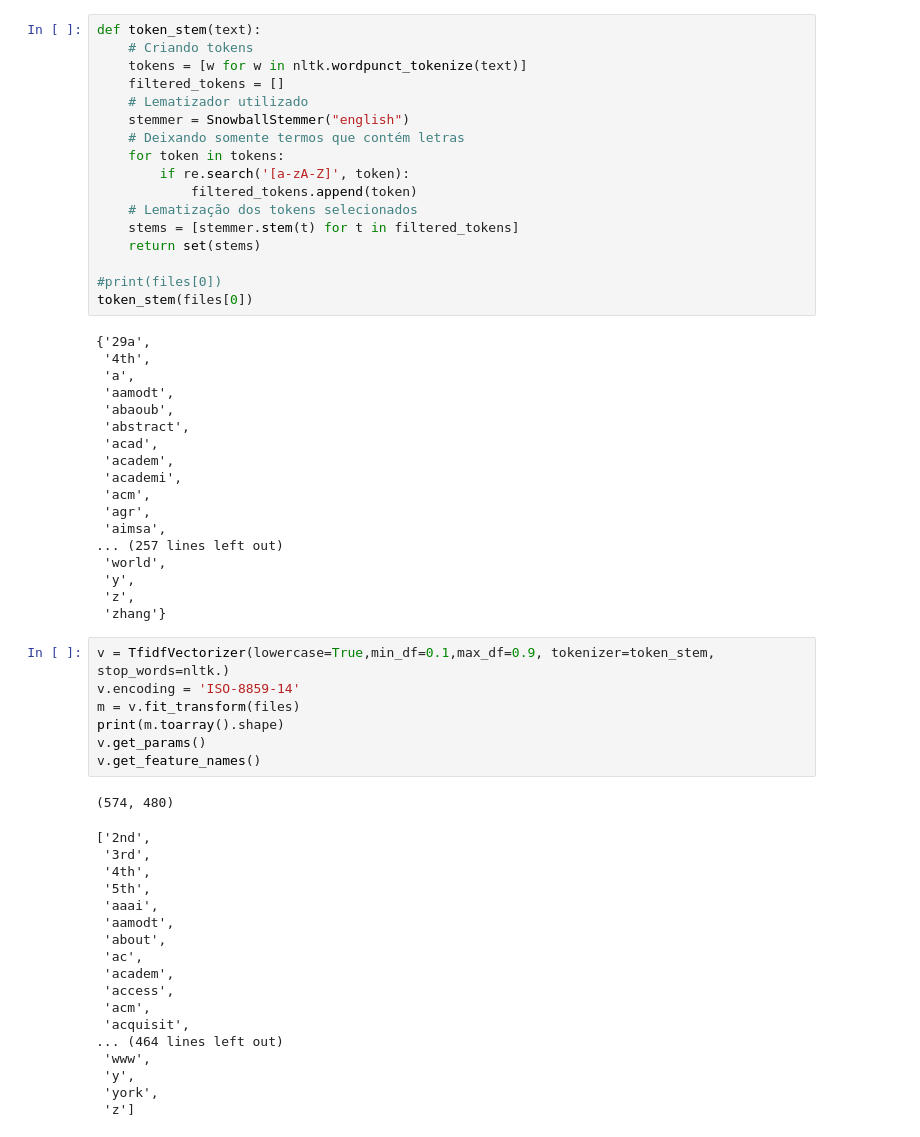
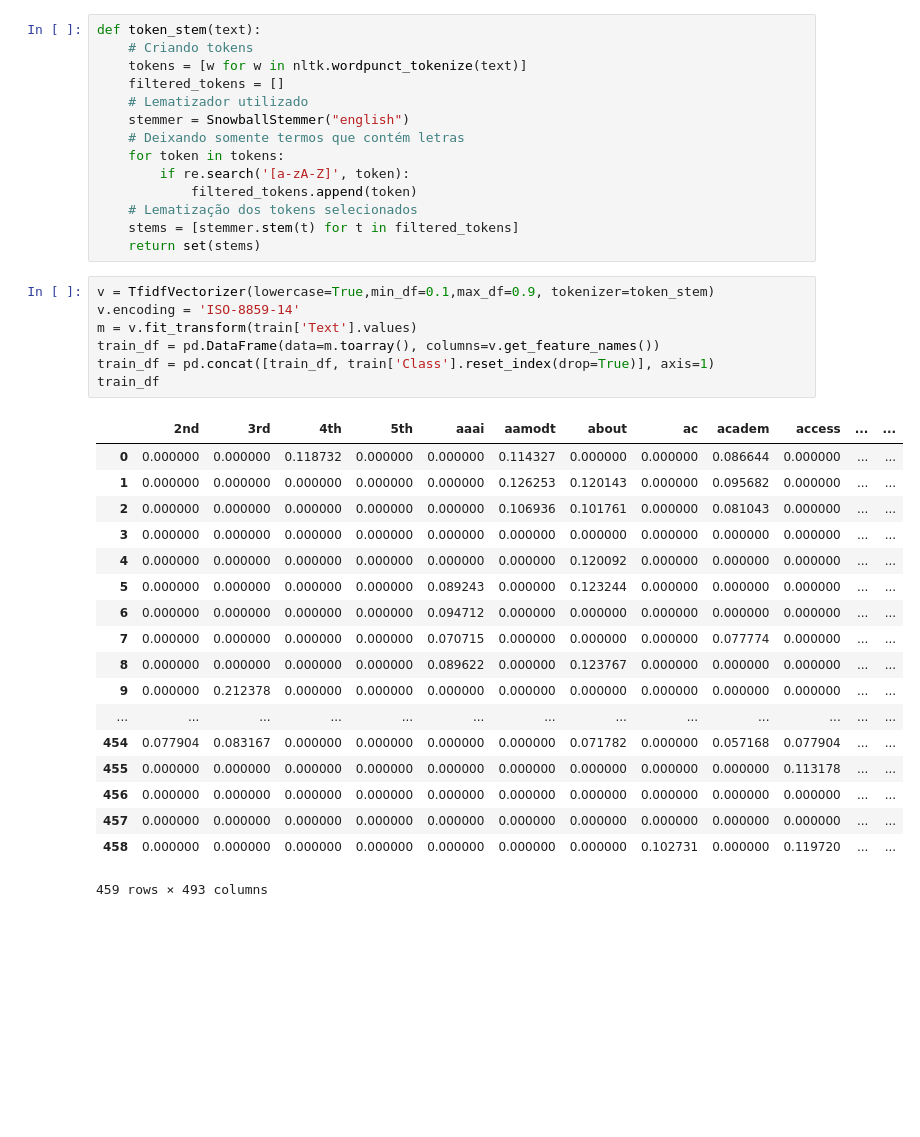
Before and after one commit to matheusjorge/TextMining_Proj1, a Jupyter notebook: Projeto1.ipynb, the cells around one changed output. Saved outputs shown, nothing was run; the diff lists cells and outputs as text; blank space fills up the shorter version.

```diff
--- a/Projeto1.ipynb
+++ b/Projeto1.ipynb
@@ -23,50 +97,29 @@ def token_stem(text):
     # Lematização dos tokens selecionados
     stems = [stemmer.stem(t) for t in filtered_tokens]
     return set(stems)
-
-#print(files[0])
-token_stem(files[0])
-# %% [output]
-{'29a',
- '4th',
- 'a',
- 'aamodt',
- 'abaoub',
- 'abstract',
- 'acad',
- 'academ',
- 'academi',
- 'acm',
- 'agr',
- 'aimsa',
-... (257 lines left out)
- 'world',
- 'y',
- 'z',
- 'zhang'}
 # %%
-v = TfidfVectorizer(lowercase=True,min_df=0.1,max_df=0.9, tokenizer=token_stem, stop_words=nltk.)
+v = TfidfVectorizer(lowercase=True,min_df=0.1,max_df=0.9, tokenizer=token_stem)
 v.encoding = 'ISO-8859-14'
-m = v.fit_transform(files)
-print(m.toarray().shape)
-v.get_params()
-v.get_feature_names()
+m = v.fit_transform(train['Text'].values)
+train_df = pd.DataFrame(data=m.toarray(), columns=v.get_feature_names())
+train_df = pd.concat([train_df, train['Class'].reset_index(drop=True)], axis=1)
+train_df
 # %% [output]
+|  | 2nd | 3rd | 4th | 5th | aaai | aamodt | about | ac | academ | access | ... | ... |
+| 0 | 0.000000 | 0.000000 | 0.118732 | 0.000000 | 0.000000 | 0.114327 | 0.000000 | 0.000000 | 0.086644 | 0.000000 | ... | ... |
+| 1 | 0.000000 | 0.000000 | 0.000000 | 0.000000 | 0.000000 | 0.126253 | 0.120143 | 0.000000 | 0.095682 | 0.000000 | ... | ... |
+| 2 | 0.000000 | 0.000000 | 0.000000 | 0.000000 | 0.000000 | 0.106936 | 0.101761 | 0.000000 | 0.081043 | 0.000000 | ... | ... |
+| 3 | 0.000000 | 0.000000 | 0.000000 | 0.000000 | 0.000000 | 0.000000 | 0.000000 | 0.000000 | 0.000000 | 0.000000 | ... | ... |
+| 4 | 0.000000 | 0.000000 | 0.000000 | 0.000000 | 0.000000 | 0.000000 | 0.120092 | 0.000000 | 0.000000 | 0.000000 | ... | ... |
+| 5 | 0.000000 | 0.000000 | 0.000000 | 0.000000 | 0.089243 | 0.000000 | 0.123244 | 0.000000 | 0.000000 | 0.000000 | ... | ... |
+| 6 | 0.000000 | 0.000000 | 0.000000 | 0.000000 | 0.094712 | 0.000000 | 0.000000 | 0.000000 | 0.000000 | 0.000000 | ... | ... |
+| 7 | 0.000000 | 0.000000 | 0.000000 | 0.000000 | 0.070715 | 0.000000 | 0.000000 | 0.000000 | 0.077774 | 0.000000 | ... | ... |
+| 8 | 0.000000 | 0.000000 | 0.000000 | 0.000000 | 0.089622 | 0.000000 | 0.123767 | 0.000000 | 0.000000 | 0.000000 | ... | ... |
+| 9 | 0.000000 | 0.212378 | 0.000000 | 0.000000 | 0.000000 | 0.000000 | 0.000000 | 0.000000 | 0.000000 | 0.000000 | ... | ... |
+| ... | ... | ... | ... | ... | ... | ... | ... | ... | ... | ... | ... | ... |
+| 454 | 0.077904 | 0.083167 | 0.000000 | 0.000000 | 0.000000 | 0.000000 | 0.071782 | 0.000000 | 0.057168 | 0.077904 | ... | ... |
+| 455 | 0.000000 | 0.000000 | 0.000000 | 0.000000 | 0.000000 | 0.000000 | 0.000000 | 0.000000 | 0.000000 | 0.113178 | ... | ... |
+| 456 | 0.000000 | 0.000000 | 0.000000 | 0.000000 | 0.000000 | 0.000000 | 0.000000 | 0.000000 | 0.000000 | 0.000000 | ... | ... |
+| 457 | 0.000000 | 0.000000 | 0.000000 | 0.000000 | 0.000000 | 0.000000 | 0.000000 | 0.000000 | 0.000000 | 0.000000 | ... | ... |
+| 458 | 0.000000 | 0.000000 | 0.000000 | 0.000000 | 0.000000 | 0.000000 | 0.000000 | 0.102731 | 0.000000 | 0.119720 | ... | ... |
-(574, 480)
+459 rows × 493 columns
-['2nd',
- '3rd',
- '4th',
- '5th',
- 'aaai',
- 'aamodt',
- 'about',
- 'ac',
- 'academ',
- 'access',
- 'acm',
- 'acquisit',
-... (464 lines left out)
- 'www',
- 'y',
- 'york',
- 'z']
```
Also changed, not shown: parts of 17 cells of this notebook.
